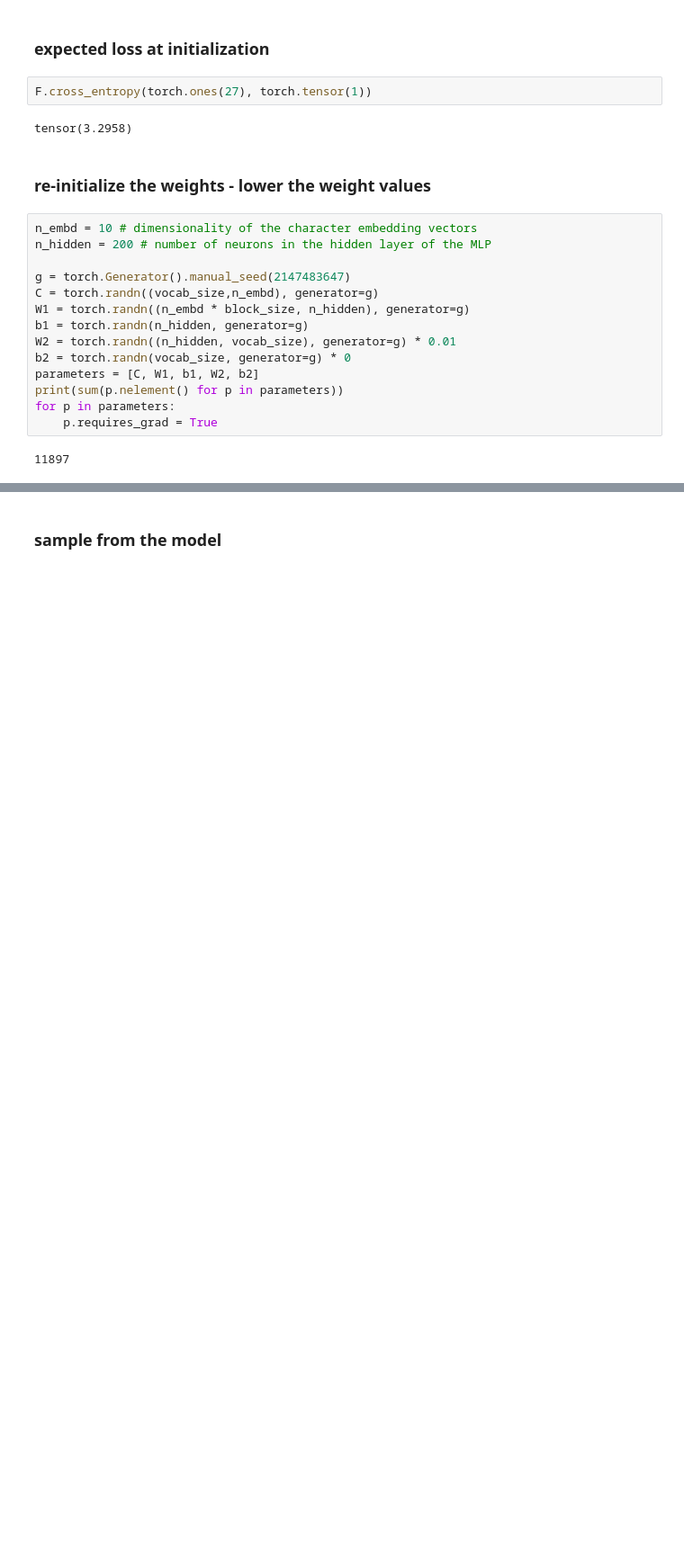
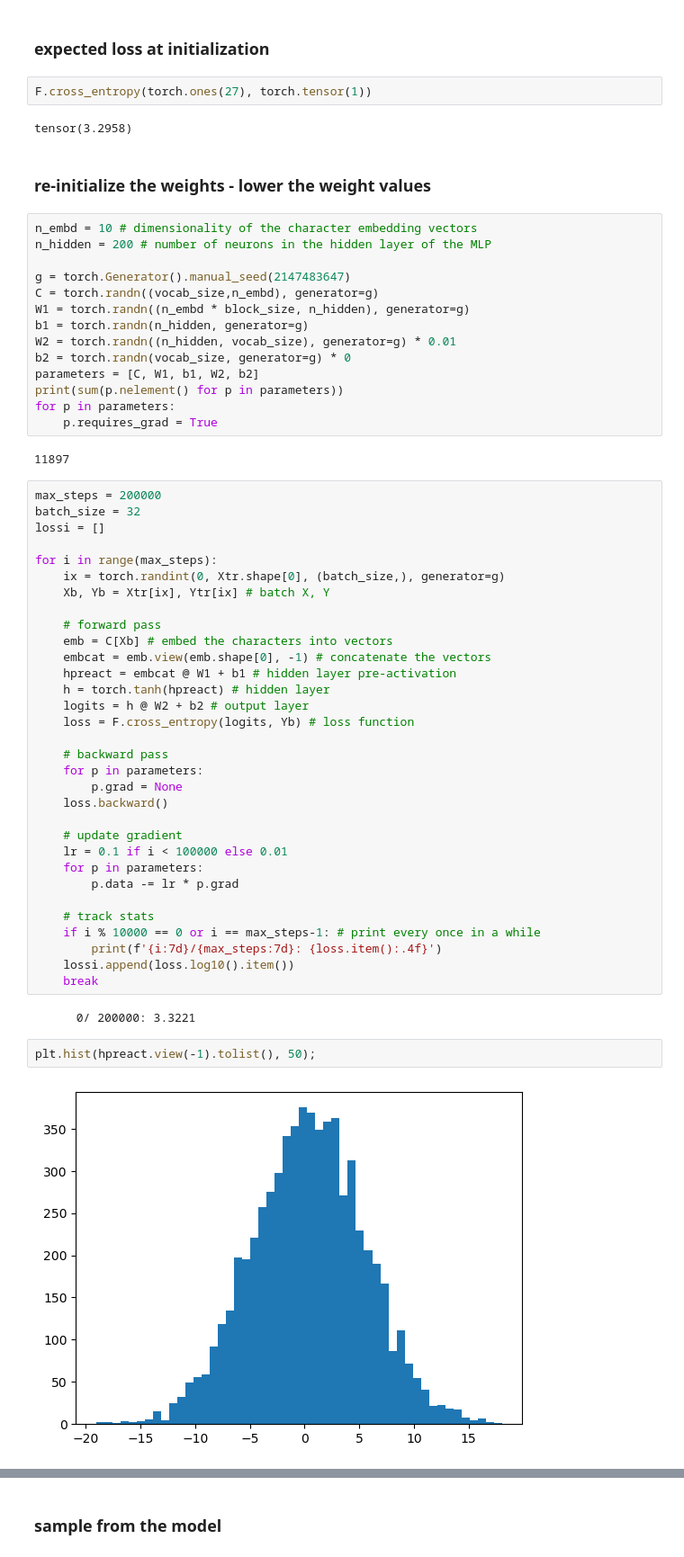
Before and after one commit to rajmadhan/deeplearning, a Jupyter notebook: makemore/mlp2.ipynb, the cells around one changed output, grey strips where cells are left out. Shown: that part at 90% size. Cells and saved outputs as stored; diff of their text form; blank space fills up the shorter version.

```diff
--- a/makemore/mlp2.ipynb
+++ b/makemore/mlp2.ipynb
@@ -181,3 +181,41 @@ for p in parameters:
     p.requires_grad = True
 # %% [output]
 11897
+# %%
+max_steps = 200000
+batch_size = 32
+lossi = []
+
+for i in range(max_steps):
+    ix = torch.randint(0, Xtr.shape[0], (batch_size,), generator=g)
+    Xb, Yb = Xtr[ix], Ytr[ix] # batch X, Y
+
+    # forward pass
+    emb = C[Xb] # embed the characters into vectors
+    embcat = emb.view(emb.shape[0], -1) # concatenate the vectors
+    hpreact = embcat @ W1 + b1 # hidden layer pre-activation
+    h = torch.tanh(hpreact) # hidden layer
+    logits = h @ W2 + b2 # output layer
+    loss = F.cross_entropy(logits, Yb) # loss function
+
+    # backward pass
+    for p in parameters:
+        p.grad = None
+    loss.backward()
+
+    # update gradient
+    lr = 0.1 if i < 100000 else 0.01
+    for p in parameters:
+        p.data -= lr * p.grad
+
+    # track stats
+    if i % 10000 == 0 or i == max_steps-1: # print every once in a while
+        print(f'{i:7d}/{max_steps:7d}: {loss.item():.4f}')
+    lossi.append(loss.log10().item())
+    break
+# %% [output]
+      0/ 200000: 3.3221
+# %%
+plt.hist(hpreact.view(-1).tolist(), 50);
+# %% [output]
+[figure, added]
```
Also changed, not shown: parts of 36 cells of this notebook.
